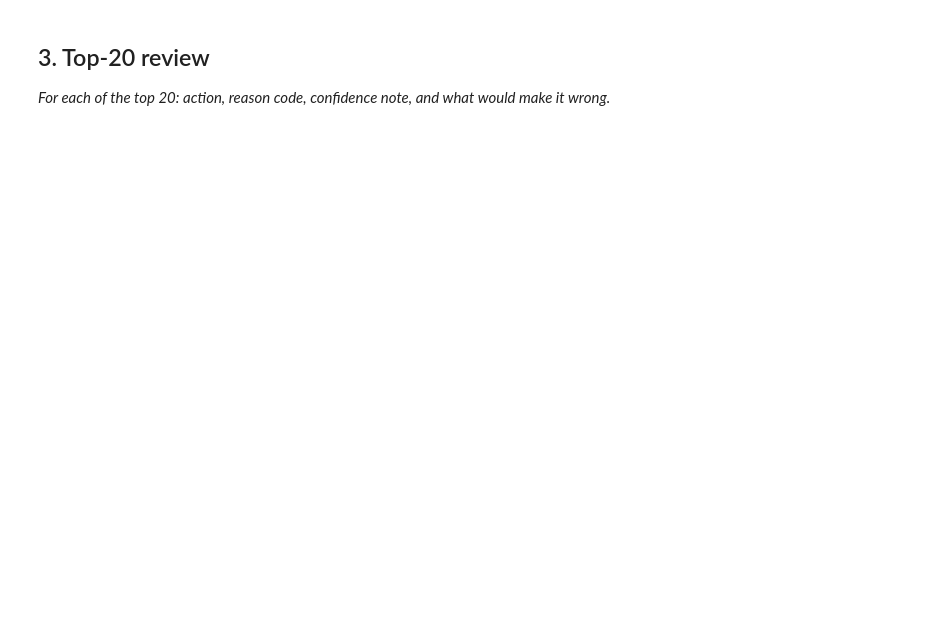
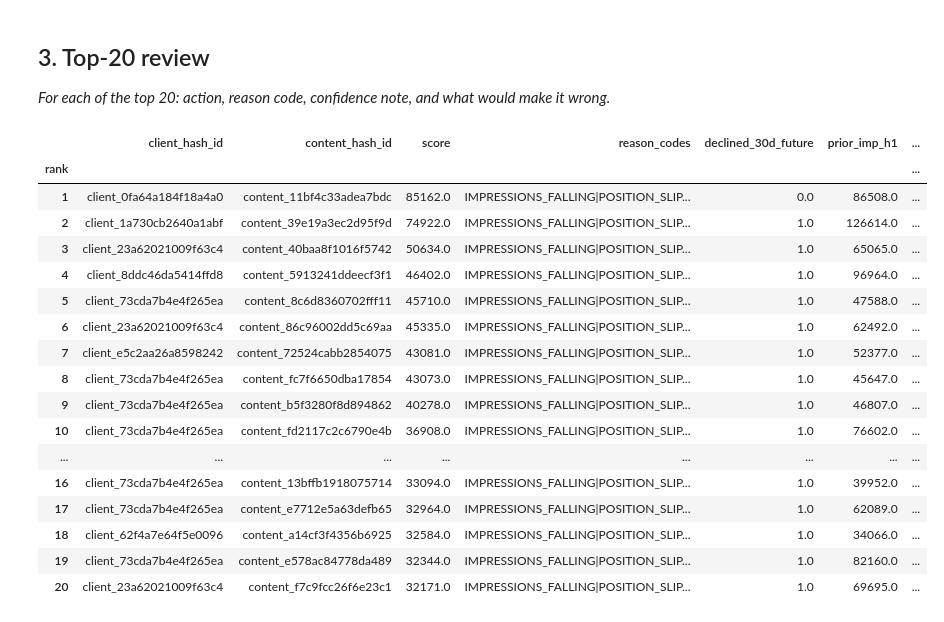
Before and after one commit to WittySmirk/flyrank, a Jupyter notebook: work/notebooks/w04_baseline_score.ipynb, the cells around one changed output. Drawn from its saved outputs; the diff is of its cells as text; code cells hidden in the pictures; blank space fills up the shorter version.

```diff
--- a/work/notebooks/w04_baseline_score.ipynb
+++ b/work/notebooks/w04_baseline_score.ipynb
@@ -217,0 +297,8 @@ pass
+# %%
+# One load for all rule iteration: features known at D, plus the label on the same slice.
+cwd = Path.cwd()
+OUT = cwd / "work" / "outputs" if (cwd / "work").is_dir() else cwd.parent / "outputs"
+rules = pd.read_csv(OUT / "baseline_features.csv")
+rules = rules[rules["labelable"]].reset_index(drop=True)
+print(f"{len(rules):,} labelable content rows to rank | declined base rate: {rules['declined_30d_future'].mean():.3f}")
+rules.head()
@@ -232,0 +492,36 @@ pass
+# %%
+# Top-20 review table for the frozen Rule 2 baseline.
+# The label compares future_imp against the FULL prior window (prior_imp = h1 + h2), so
+# fut/prior is the decline ratio that matters — h2/h1 shows the mid-month fall itself.
+review = pd.read_csv(OUT / "baseline_action_score.csv").head(20)
+feats = pd.read_csv(OUT / "baseline_features.csv")
+feats = feats[feats["labelable"]]
+review = review.merge(
+    feats[["client_hash_id", "content_hash_id", "prior_imp", "prior_imp_h1", "prior_imp_h2",
+           "future_imp", "prior_pos_h1", "prior_pos_h2", "content_age_days", "days_since_update"]],
+    on=["client_hash_id", "content_hash_id"],
+)
+review["h2/h1"] = (review["prior_imp_h2"] / review["prior_imp_h1"]).round(3)
+review["fut/prior"] = (review["future_imp"] / review["prior_imp"]).round(3)
+review[["rank", "client_hash_id", "content_hash_id", "score", "reason_codes", "declined_30d_future",
+        "prior_imp_h1", "prior_imp_h2", "future_imp", "prior_pos_h1", "prior_pos_h2",
+        "content_age_days", "days_since_update", "h2/h1", "fut/prior"]].set_index("rank")
+# %% [output]
+|  | client_hash_id | content_hash_id | score | reason_codes | declined_30d_future | prior_imp_h1 | ... |
+| rank |  |  |  |  |  |  | ... |
+| 1 | client_0fa64a184f18a4a0 | content_11bf4c33adea7bdc | 85162.0 | IMPRESSIONS_FALLING|POSITION_SLIP... | 0.0 | 86508.0 | ... |
+| 2 | client_1a730cb2640a1abf | content_39e19a3ec2d95f9d | 74922.0 | IMPRESSIONS_FALLING|POSITION_SLIP... | 1.0 | 126614.0 | ... |
+| 3 | client_23a62021009f63c4 | content_40baa8f1016f5742 | 50634.0 | IMPRESSIONS_FALLING|POSITION_SLIP... | 1.0 | 65065.0 | ... |
+| 4 | client_8ddc46da5414ffd8 | content_5913241ddeecf3f1 | 46402.0 | IMPRESSIONS_FALLING|POSITION_SLIP... | 1.0 | 96964.0 | ... |
+| 5 | client_73cda7b4e4f265ea | content_8c6d8360702fff11 | 45710.0 | IMPRESSIONS_FALLING|POSITION_SLIP... | 1.0 | 47588.0 | ... |
+| 6 | client_23a62021009f63c4 | content_86c96002dd5c69aa | 45335.0 | IMPRESSIONS_FALLING|POSITION_SLIP... | 1.0 | 62492.0 | ... |
+| 7 | client_e5c2aa26a8598242 | content_72524cabb2854075 | 43081.0 | IMPRESSIONS_FALLING|POSITION_SLIP... | 1.0 | 52377.0 | ... |
+| 8 | client_73cda7b4e4f265ea | content_fc7f6650dba17854 | 43073.0 | IMPRESSIONS_FALLING|POSITION_SLIP... | 1.0 | 45647.0 | ... |
+| 9 | client_73cda7b4e4f265ea | content_b5f3280f8d894862 | 40278.0 | IMPRESSIONS_FALLING|POSITION_SLIP... | 1.0 | 46807.0 | ... |
+| 10 | client_73cda7b4e4f265ea | content_fd2117c2c6790e4b | 36908.0 | IMPRESSIONS_FALLING|POSITION_SLIP... | 1.0 | 76602.0 | ... |
+| ... | ... | ... | ... | ... | ... | ... | ... |
+| 16 | client_73cda7b4e4f265ea | content_13bffb1918075714 | 33094.0 | IMPRESSIONS_FALLING|POSITION_SLIP... | 1.0 | 39952.0 | ... |
+| 17 | client_73cda7b4e4f265ea | content_e7712e5a63defb65 | 32964.0 | IMPRESSIONS_FALLING|POSITION_SLIP... | 1.0 | 62089.0 | ... |
+| 18 | client_62f4a7e64f5e0096 | content_a14cf3f4356b6925 | 32584.0 | IMPRESSIONS_FALLING|POSITION_SLIP... | 1.0 | 34066.0 | ... |
+| 19 | client_73cda7b4e4f265ea | content_e578ac84778da489 | 32344.0 | IMPRESSIONS_FALLING|POSITION_SLIP... | 1.0 | 82160.0 | ... |
+| 20 | client_23a62021009f63c4 | content_f7c9fcc26f6e23c1 | 32171.0 | IMPRESSIONS_FALLING|POSITION_SLIP... | 1.0 | 69695.0 | ... |
```
Also changed, not shown: parts of 25 cells of this notebook.
